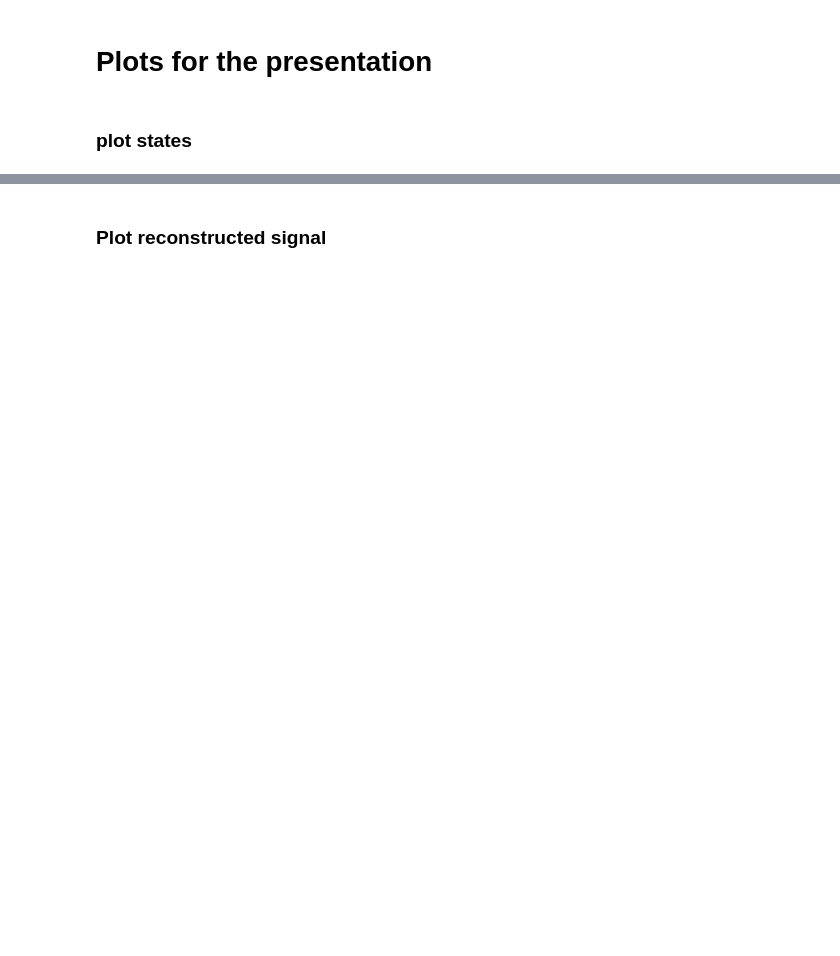
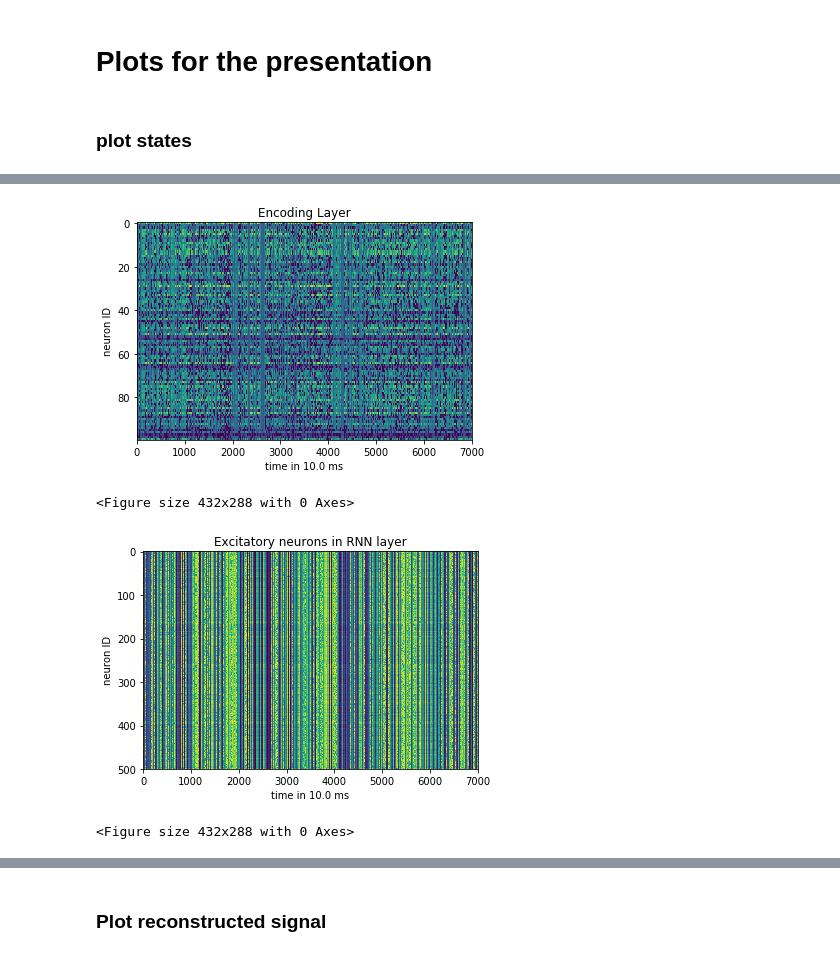
Before and after one commit to rcfduarte/EITN2019_NESTproject, a Jupyter notebook: PlotsForPresentation/examplePlotsDownscaled.ipynb, the cells around one changed output, grey strips where cells are left out. Drawn from its saved outputs; the diff is of its cells as text; code cells hidden in the pictures; blank space fills up the shorter version.

Commit message:
example plots for downscaled network

```diff
--- a/PlotsForPresentation/examplePlotsDownscaled.ipynb
+++ b/PlotsForPresentation/examplePlotsDownscaled.ipynb
@@ -26,14 +26,9 @@ def compute_capacity(state_mat, signal):
 T = 1000  # total number of time steps
 dt = 0.1  # simulation resolution
 
+subsampling_factor=100 # select a subset of samples (1 = no timewise subsampling)
+
 np.random.seed(42)
-nest.ResetKernel()
-nest.SetKernelStatus({
-    'resolution': dt,
-    'print_time': True,
-    'local_num_threads': 8})
-
-# Initialize NEST
 nest.ResetKernel()
 nest.SetKernelStatus({
     'resolution': dt,
@@ -69,13 +64,13 @@ for n in range(nEnc):
 	                                     'amplitude_values': amplitudes[n]})
 	nest.Connect([step_generator[n]], [enc_layer[n]])
 
-enc_v = nest.Create('multimeter', 1, {'record_from': ['V_m'], 'interval': dt})
+enc_v = nest.Create('multimeter', 1, {'record_from': ['V_m'], 'interval': dt*subsampling_factor})
 nest.Connect(enc_v, enc_layer)
 # %%
 #### PARAMETERS ###
 # network parameters
 gamma = 0.25               # relative number of inhibitory connections
-NE = 500                  # number of excitatory neurons (10.000 in [1])
+NE = 500                   # number of excitatory neurons (10.000 in [1])
 NI = int(gamma * NE)       # number of inhibitory neurons
 CE = 100                   # indegree from excitatory neurons
 CI = int(gamma * CE)       # indegree from inhibitory neurons
@@ -117,7 +112,7 @@ nest.Connect(neurons_i, neurons_e, conn_inh, syn_inh)
 nest.Connect(neurons_i, neurons_i, conn_inh, syn_inh)
 
 # device
-net_v = nest.Create('multimeter', 1, {'record_from': ['V_m'], 'interval': dt})
+net_v = nest.Create('multimeter', 1, {'record_from': ['V_m'], 'interval': dt*subsampling_factor})
 nest.Connect(net_v, neurons_e)
 # %%
 nest.Connect(enc_layer, neurons_e, conn_exc, syn_exc)
@@ -134,12 +131,12 @@ enc_activity = nest.GetStatus(enc_v)[0]['events']
 net_activity = nest.GetStatus(net_v)[0]['events']
 # %%
 enc_indices = np.sort(np.unique(enc_activity['senders']))
-enc_states = np.zeros((nEnc, int(T*duration/dt)))
+enc_states = np.zeros((nEnc, int(T*duration/dt/subsampling_factor)))
 for idx, i in enumerate(enc_indices):
     enc_states[idx, :] = enc_activity['V_m'][np.where(enc_activity['senders']==i)[0]]
 
 net_indices = np.sort(np.unique(net_activity['senders']))
-e_states = np.zeros((NE, int(T*duration/dt)))
+e_states = np.zeros((NE, int(T*duration/dt/subsampling_factor)))
 for idx, i in enumerate(net_indices):
     e_states[idx, :] = net_activity['V_m'][np.where(net_activity['senders']==i)[0]]
 # %% [markdown]
@@ -148,14 +145,14 @@ for idx, i in enumerate(net_indices):
 pl.figure()
 pl.imshow(enc_states, aspect='auto')
 pl.title("Encoding Layer")
-pl.xlabel("time 1/10 ms")
+pl.xlabel("time in {0} ms".format(str(dt*subsampling_factor)))
 pl.ylabel("neuron ID")
 pl.show()
 pl.savefig("enc_states.png")
 pl.figure()
 pl.imshow(e_states, aspect='auto')
 pl.title("Excitatory neurons in RNN layer")
-pl.xlabel("time 1/10 ms")
+pl.xlabel("time in {0} ms".format(str(dt*subsampling_factor)))
 pl.ylabel("neuron ID")
 pl.show()
 pl.savefig("rnn_states.png")
@@ -167,3 +160,7 @@ pl.savefig("rnn_states.png")
+[figure, added]
+<Figure size 432x288 with 0 Axes>
+[figure, added]
+<Figure size 432x288 with 0 Axes>
 # %%
 enc_estimate, enc_capacity, enc_error = compute_capacity(enc_states, signal)
 circ_estimate, circ_capacity, circ_error = compute_capacity(e_states, signal)
```
Also changed, not shown: parts of 6 cells of this notebook, 5 other files.
